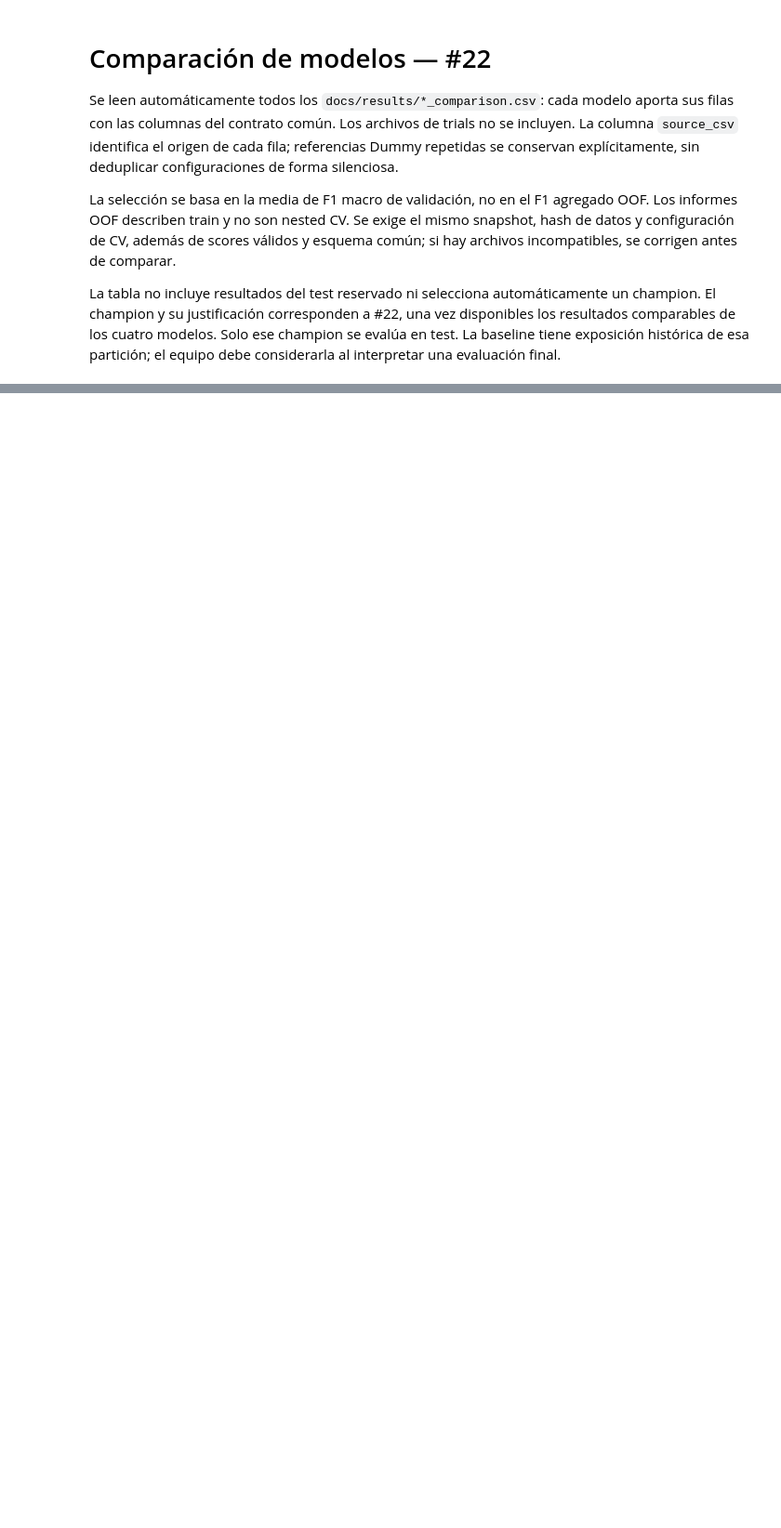
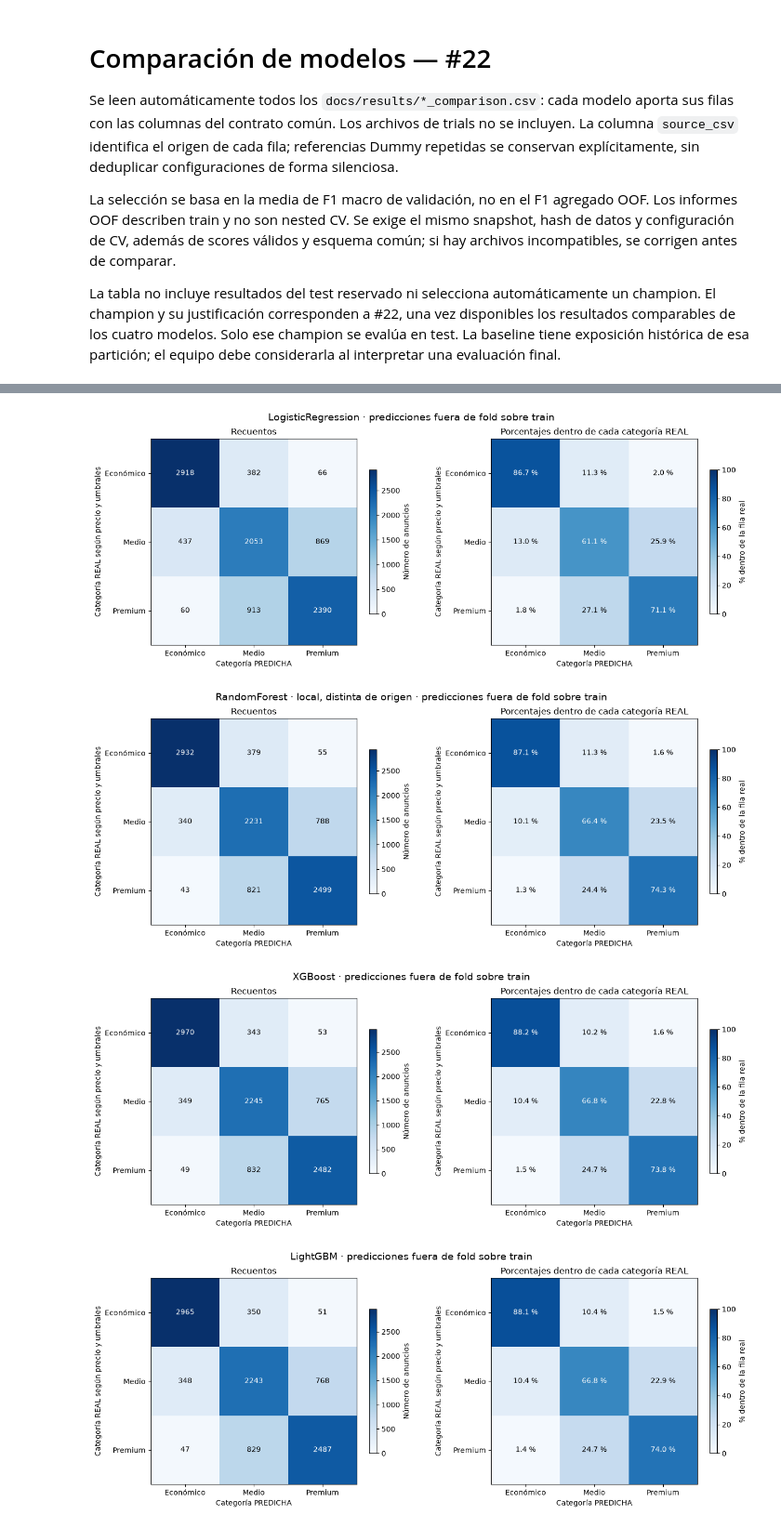
Before and after one commit to T6-P5-Classification/bcn-price-classifier, a Jupyter notebook: notebooks/08_comparison.ipynb, the cells around one changed output, grey strips where cells are left out. Shown at 93% size. Drawn from its saved outputs; the diff is of its cells as text; code cells hidden in the pictures; blank space fills up the shorter version.

Commit message:
feat: add train-only neighbouring class error analysis (#17)

```diff
--- a/notebooks/08_comparison.ipynb
+++ b/notebooks/08_comparison.ipynb
@@ -72,0 +146,18 @@ La tabla no declara un champion ni evalúa el test reservado.
+# %%
+diagnostics = {}
+summary_rows, direction_tables = [], []
+for _, candidate in candidates.iterrows():
+    name = candidate['model']
+    diagnostic = reproduce_candidate(candidate, X_train, y_train, folds, allow_metric_mismatch=(name == 'RandomForest'))
+    diagnostics[name] = diagnostic
+    summary_rows.append({'model': name, 'oof_metrics_match_source': diagnostic['oof_metrics_match_source'], **diagnostic['summary']})
+    direction_tables.append(diagnostic['directions'].assign(model=name))
+    status = 'coincide con origen' if diagnostic['oof_metrics_match_source'] else 'DIFERENCIA DOCUMENTADA frente a origen'
+    print(f'{name}: OOF local, {status}; cinco ajustes, {diagnostic["seconds"]:.2f} segundos.')
+error_summary = pd.DataFrame(summary_rows)
+error_directions = pd.concat(direction_tables, ignore_index=True)
+assert error_summary['n_total'].eq(len(X_train)).all()
+assert (error_summary['n_correct'] + error_summary['n_neighbour_errors'] + error_summary['n_extreme_errors']).eq(len(X_train)).all()
+display(error_summary.round(3))
+metric_checks = pd.DataFrame([{'model': name, 'metric': metric, **check} for name in MODELS for metric, check in diagnostics[name]['source_metric_check'].items()])
+display(metric_checks)
@@ -72,0 +194,11 @@ La tabla no declara un champion ni evalúa el test reservado.
+# %%
+for name in MODELS:
+    title = name if diagnostics[name]['oof_metrics_match_source'] else f'{name} · local, distinta de origen'
+    fig = plot_matrices(title, diagnostics[name]['matrix'])
+    plt.show()
+    plt.close(fig)
+# %% [output]
+[figure, added]
+[figure, added]
+[figure, added]
+[figure, added]
```
Also changed, not shown: parts of 13 cells of this notebook, 12 other files.
